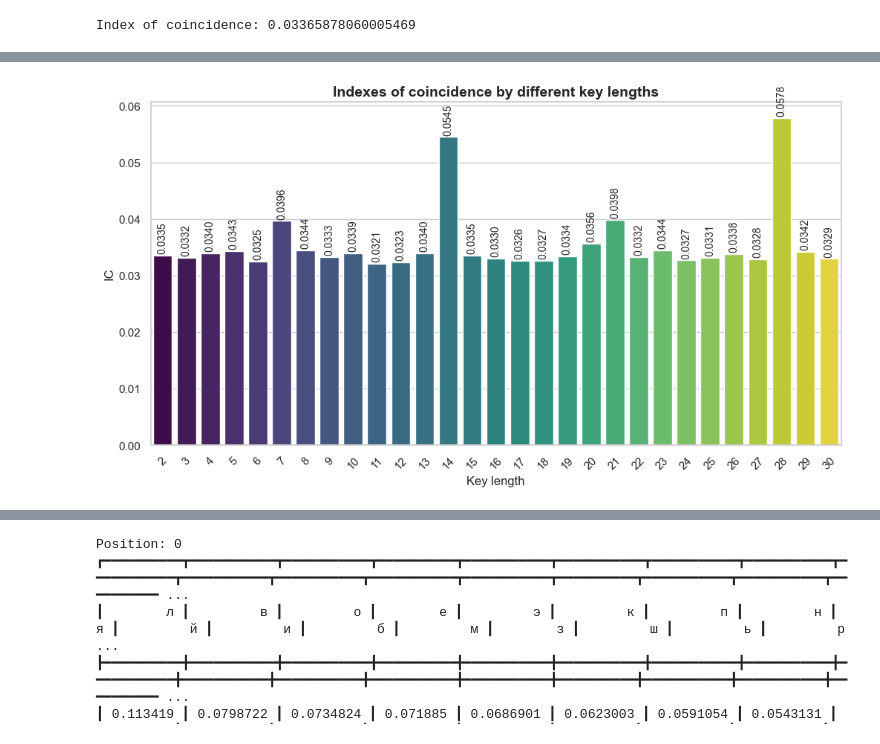
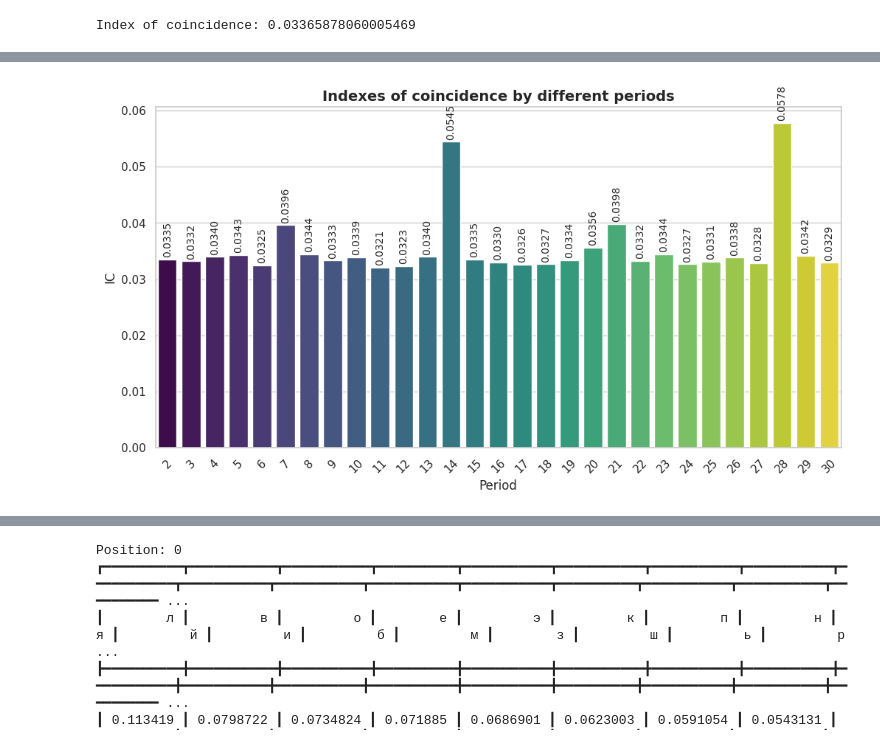
Before and after one commit to ipt-labs/crypto25-26, a Jupyter notebook: lab2/vasalatii_fb-31_yakovchuk_fb-31_cp2/decrypt.ipynb, the cells around one changed output, grey strips where cells are left out. Saved outputs shown, nothing was run; the diff lists cells and outputs as text; code cells hidden in the pictures.

```diff
--- a/lab2/vasalatii_fb-31_yakovchuk_fb-31_cp2/decrypt.ipynb
+++ b/lab2/vasalatii_fb-31_yakovchuk_fb-31_cp2/decrypt.ipynb
@@ -33,4 +29,4 @@ barplot(x,matches_counts, "Match statistics by different key lengths", "Key leng
 # %%
-barplot(x,ics, "Indexes of coincidence by different key lengths", "Key length", "IC", True, 90)
+barplot(x,ics, "Indexes of coincidence by different periods", "Period", "IC", True, 90)
 # %% [output]
-[figure, old version]
+[figure, new version]
```
Also changed, not shown: parts of 3 cells of this notebook.
